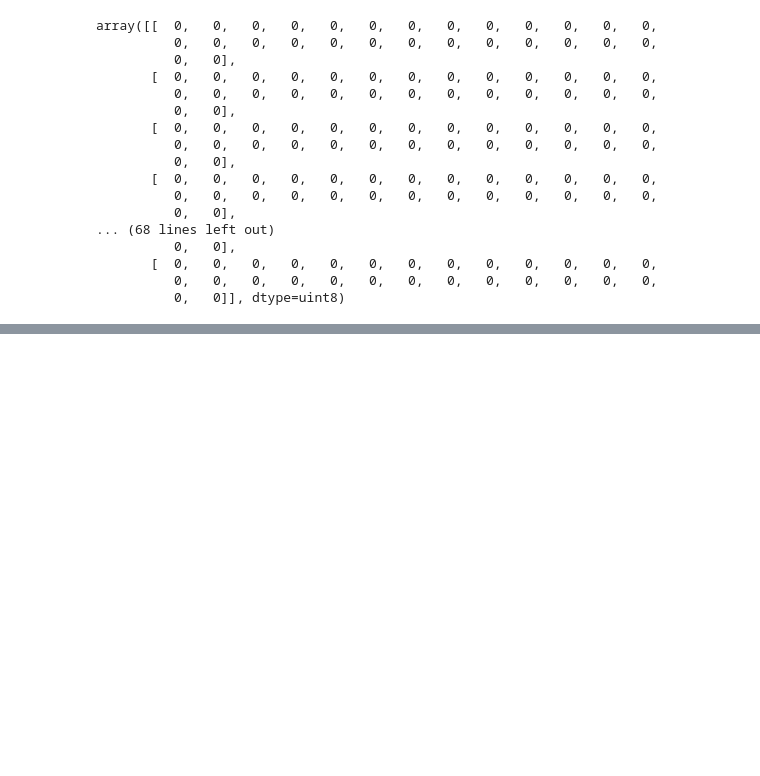
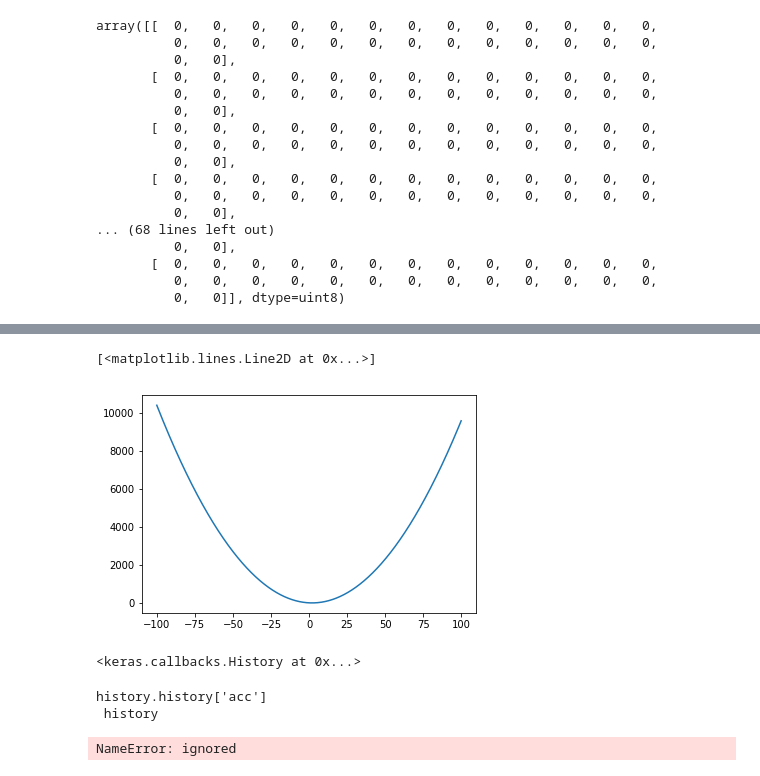
Before and after one commit to nishitgl/StartingWithPython-ai1-fall2019, a Jupyter notebook: mnist_keras_perceptron.ipynb, the cells around one changed output, grey strips where cells are left out. Cells and saved outputs as stored; diff of their text form; code cells hidden in the pictures; blank space fills up the shorter version.

```diff
--- a/mnist_keras_perceptron.ipynb
+++ b/mnist_keras_perceptron.ipynb
@@ -173,0 +204,18 @@ dir()
+# %%
+plt.plot (b, c(0, b))
+# %% [output]
+[<matplotlib.lines.Line2D at 0x...>]
+[figure, added]
+# %%
+history
+# %% [output]
+<keras.callbacks.History at 0x...>
+# %%
+ history
+# %% [output]
+history.history['acc']
+ history
+# %%
+history.history
+# %% [output]
+NameError: ignored
```
Also changed, not shown: parts of 13 cells of this notebook.
